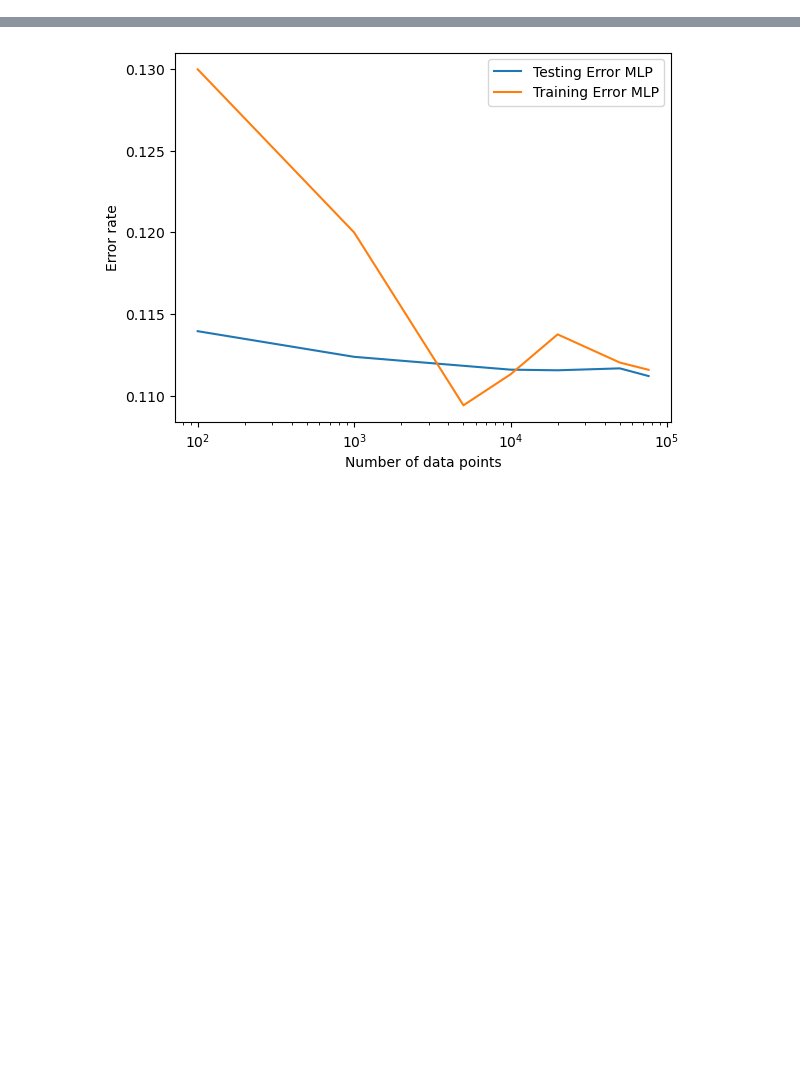
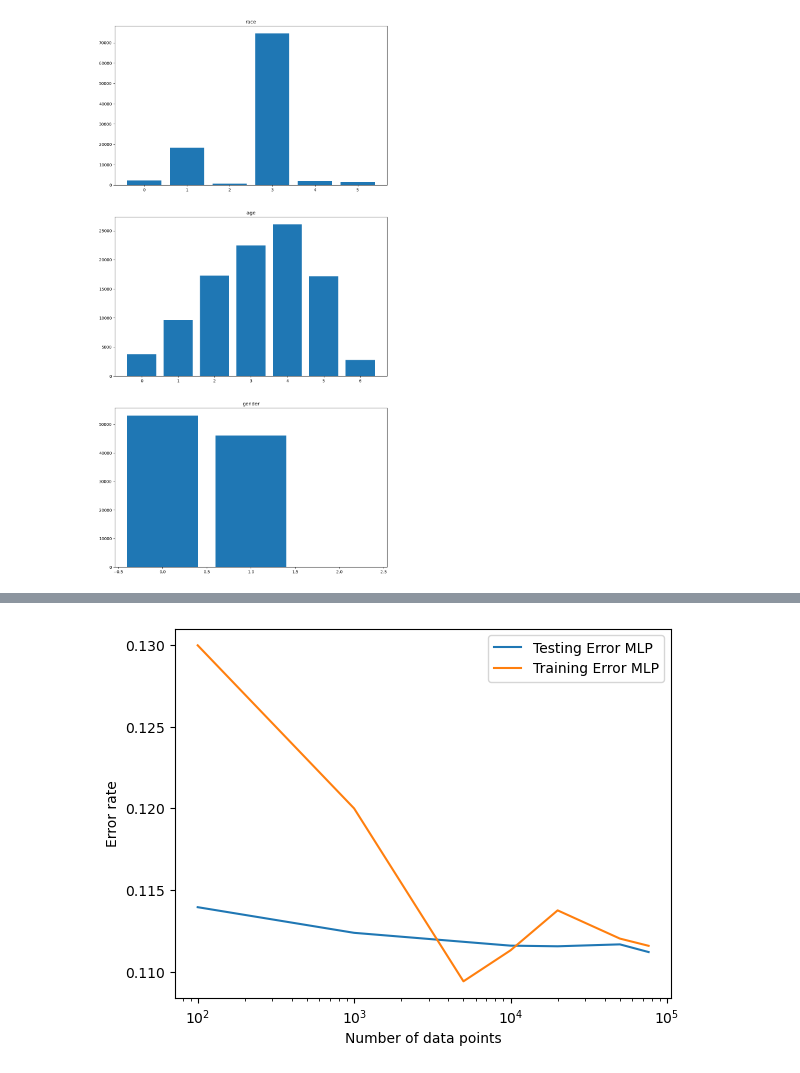
Before and after one commit to nikitamalinov/-Diabetes-130-US-hospitals-dataset, a Jupyter notebook: cs178-project.ipynb, the cells around one changed output, grey strips where cells are left out. Cells and saved outputs as stored; diff of their text form; code cells hidden in the pictures; blank space fills up the shorter version.

```diff
--- a/cs178-project.ipynb
+++ b/cs178-project.ipynb
@@ -70,6 +29,16 @@ np.random.seed(seed)
 # %%
-# Create 20% testing and 80% training data set split
-X = diabetic_data.drop(columns=['readmitted'])
-Y = diabetic_data['readmitted']
+# Charts for Race, Age, and Gender
+fig, ax = plt.subplots(3, 1, figsize=(12,24))
+categories = ["race", "age", "gender"]
+for i, j in enumerate (categories):
+    unique, counts = np.unique(diabetic_data[j], return_counts=True)
+    ax[i].bar (unique, counts)
+    ax[i].set_title (j)
 
-X_train, X_test, y_train, y_test = train_test_split(X, Y, test_size=0.25, random_state=seed)
+    # Calculate the percentage for each subcategory:
+    #print (f"{j}")
+    #for i, element in enumerate (unique):
+    #    print (f"{100 * round (counts[i]/np.sum(counts), 2)}% {element}, ")
+    #print ("\n")
+# %% [output]
+[figure, added]
```
Also changed, not shown: parts of 24 cells of this notebook.
